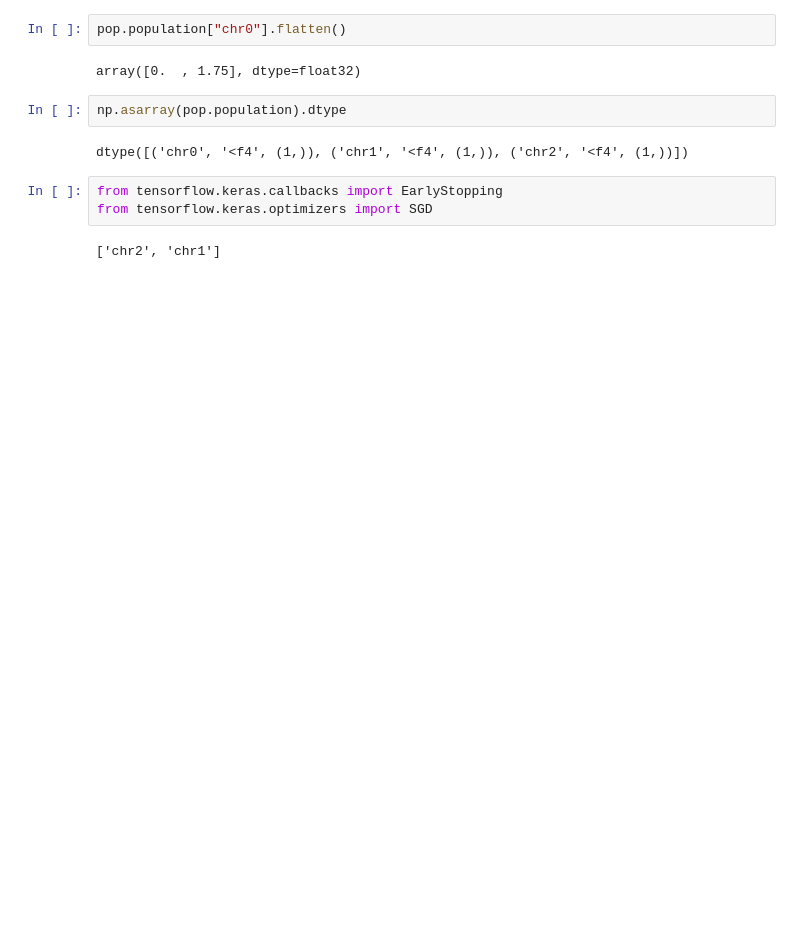
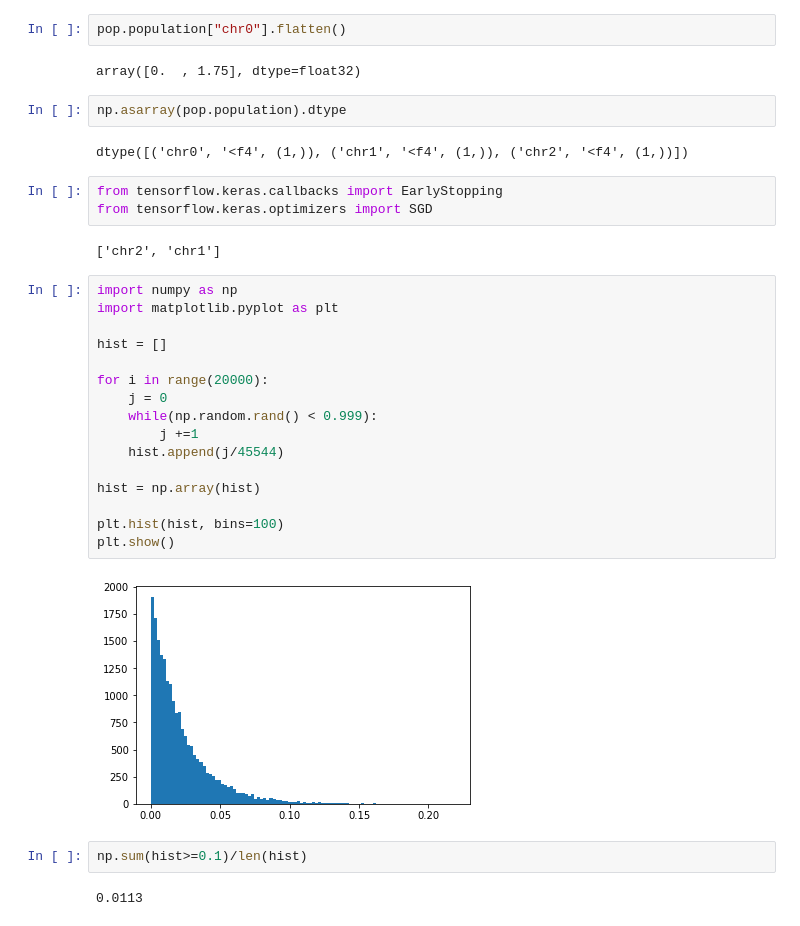
Before and after one commit to EltonCN/evolvepy, a Jupyter notebook: devel/numba_tests.ipynb, the cells around one changed output. Saved outputs shown, nothing was run; the diff lists cells and outputs as text; blank space fills up the shorter version.

```diff
--- a/devel/numba_tests.ipynb
+++ b/devel/numba_tests.ipynb
@@ -513,3 +513,25 @@ from tensorflow.keras.callbacks import EarlyStopping
 from tensorflow.keras.optimizers import SGD
 # %% [output]
 ['chr2', 'chr1']
+# %%
+import numpy as np
+import matplotlib.pyplot as plt
+
+hist = []
+
+for i in range(20000):
+    j = 0
+    while(np.random.rand() < 0.999):
+        j +=1
+    hist.append(j/45544)
+
+hist = np.array(hist)
+
+plt.hist(hist, bins=100)
+plt.show()
+# %% [output]
+[figure, added]
+# %%
+np.sum(hist>=0.1)/len(hist)
+# %% [output]
+0.0113
```
Also changed, not shown: parts of 6 cells of this notebook, 7 other files.
